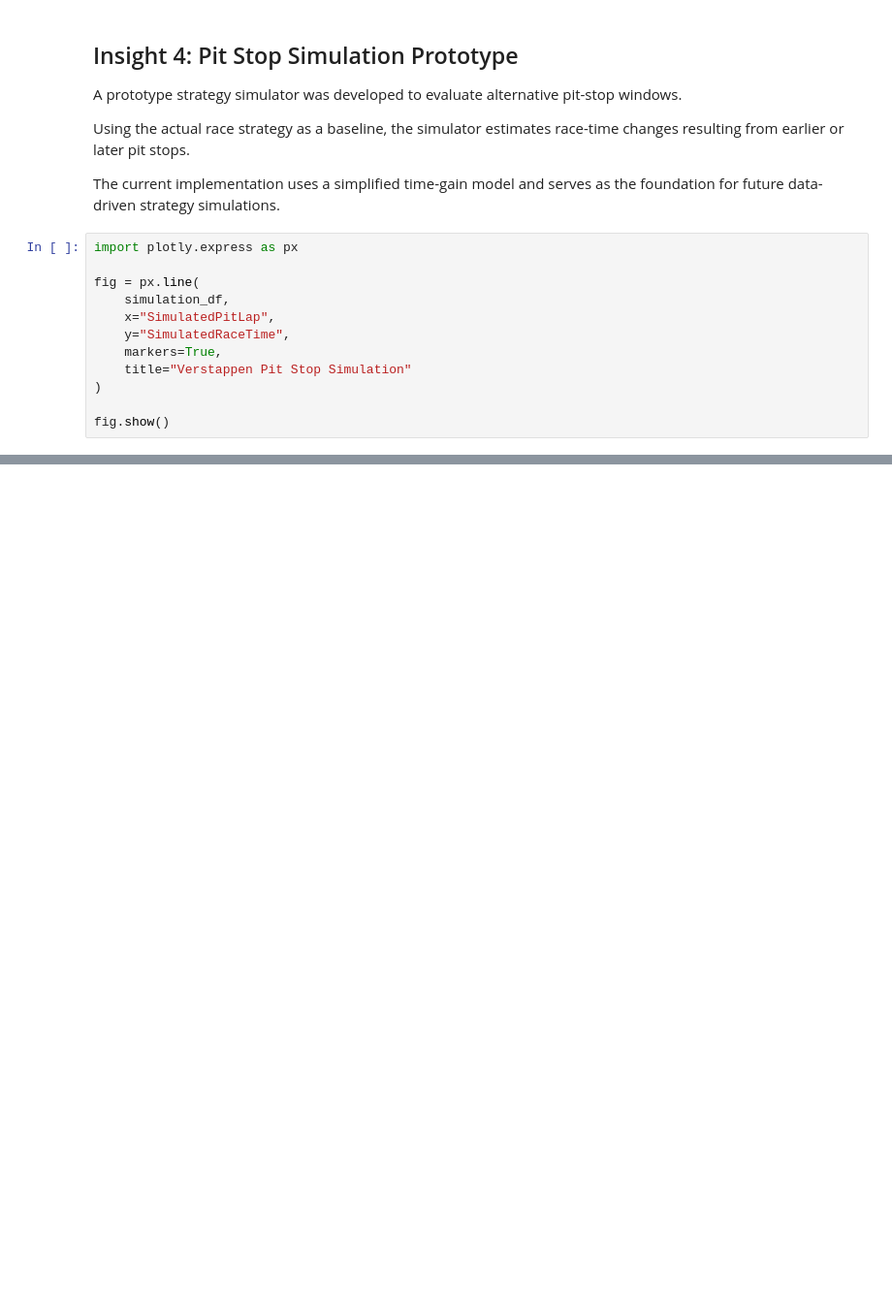
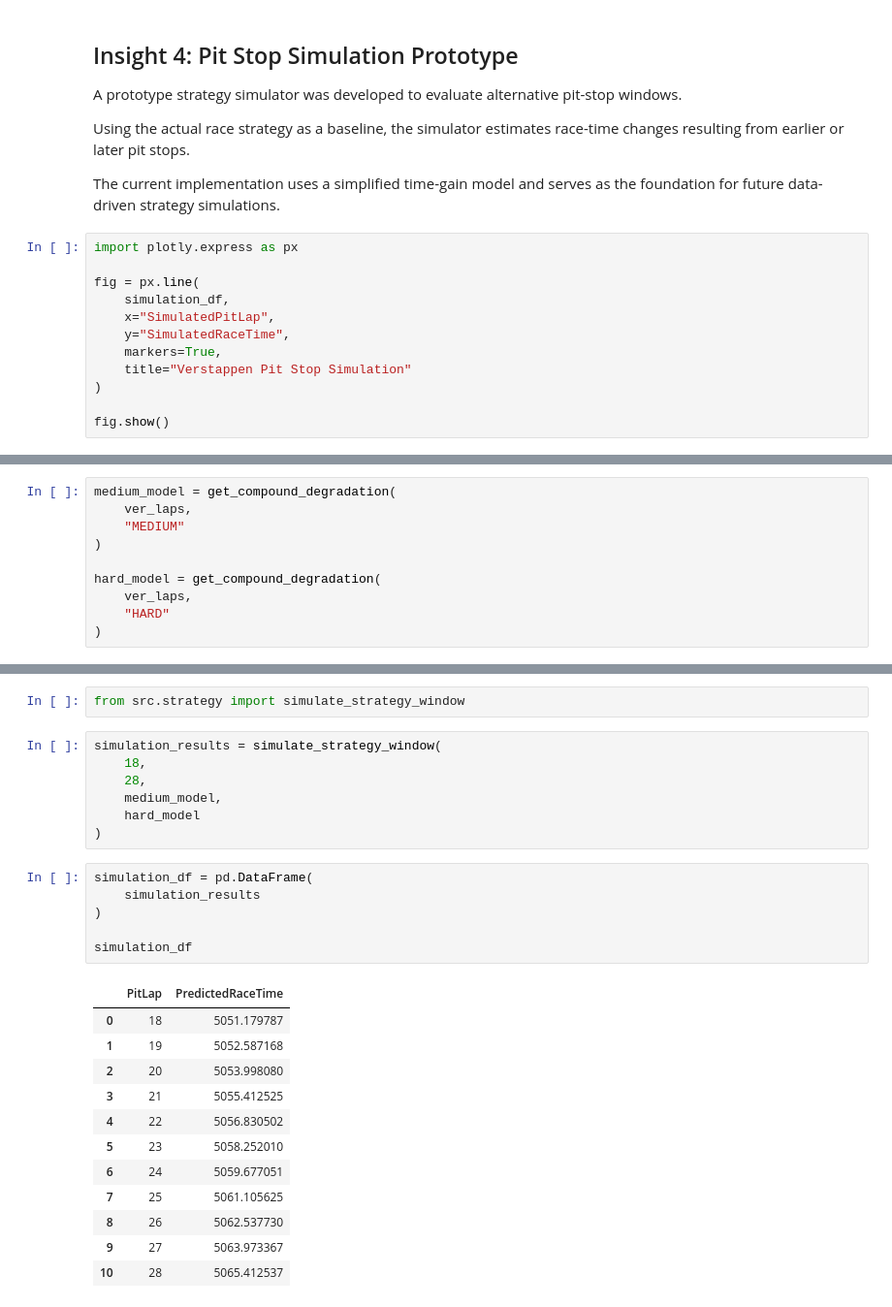
Before and after one commit to Entykeee/RaceMind, a Jupyter notebook: notebooks/exploration.ipynb, the cells around one changed output, grey strips where cells are left out. Shown at 97% size. Drawn from its saved outputs; the diff is of its cells as text; blank space fills up the shorter version.

Commit message:
Build data-driven strategy simulation engine

```diff
--- a/notebooks/exploration.ipynb
+++ b/notebooks/exploration.ipynb
@@ -627,0 +807,10 @@ fig.show()
+# %%
+medium_model = get_compound_degradation(
+    ver_laps,
+    "MEDIUM"
+)
+
+hard_model = get_compound_degradation(
+    ver_laps,
+    "HARD"
+)
@@ -627,0 +843,28 @@ fig.show()
+# %%
+from src.strategy import simulate_strategy_window
+# %%
+simulation_results = simulate_strategy_window(
+    18,
+    28,
+    medium_model,
+    hard_model
+)
+# %%
+simulation_df = pd.DataFrame(
+    simulation_results
+)
+
+simulation_df
+# %% [output]
+|  | PitLap | PredictedRaceTime |
+| 0 | 18 | 5051.179787 |
+| 1 | 19 | 5052.587168 |
+| 2 | 20 | 5053.998080 |
+| 3 | 21 | 5055.412525 |
+| 4 | 22 | 5056.830502 |
+| 5 | 23 | 5058.252010 |
+| 6 | 24 | 5059.677051 |
+| 7 | 25 | 5061.105625 |
+| 8 | 26 | 5062.537730 |
+| 9 | 27 | 5063.973367 |
+| 10 | 28 | 5065.412537 |
```
Also changed, not shown: parts of 32 cells of this notebook, 2 other files.
